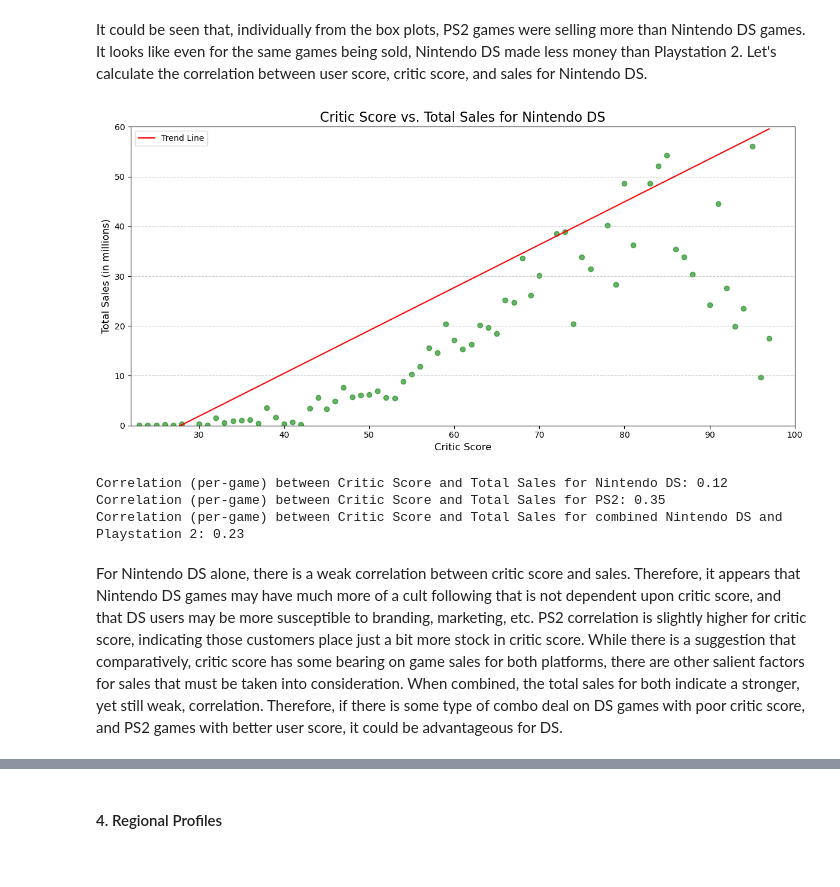
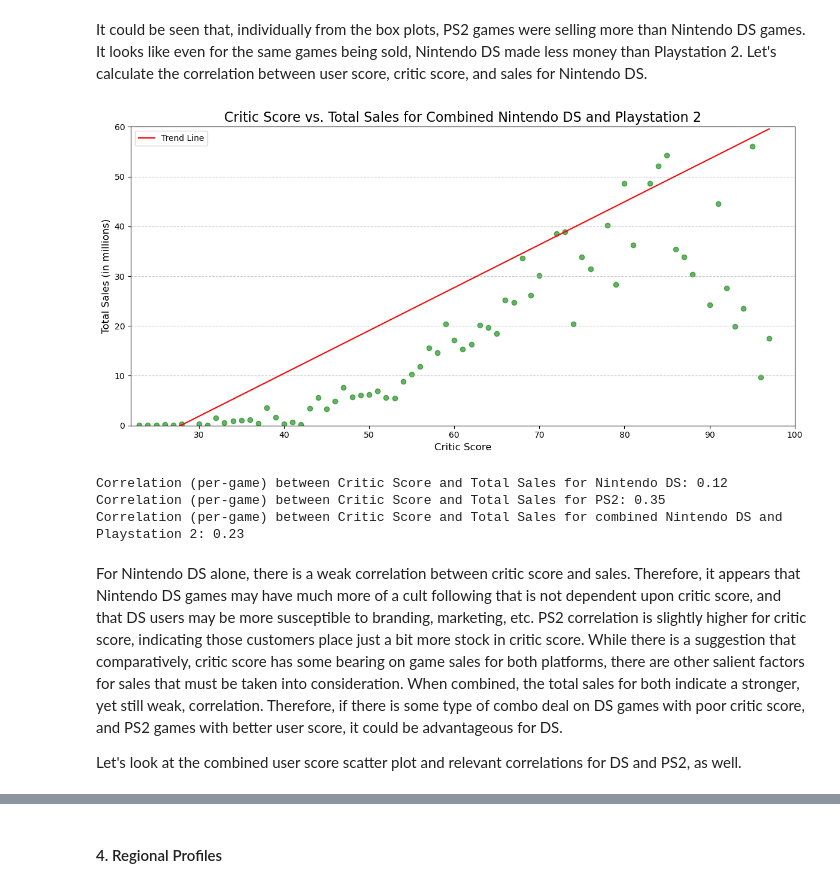
Before and after one commit to DHE42/ice-sales-analysis, a Jupyter notebook: analysis_notebook.ipynb, the cells around one changed output, grey strips where cells are left out. Cells and saved outputs as stored; diff of their text form; code cells hidden in the pictures.

Commit message:
Made scatter plot for DS and PS2 user score and sales correlation, with commentary.

```diff
--- a/analysis_notebook.ipynb
+++ b/analysis_notebook.ipynb
@@ -762,9 +762,9 @@ plt.show()
 print()
 
 # Calculate the correlation between critic_score and total_sales, emphasizing per-game granularity
-ps2_games = games_df[(games_df['platform'] == 'playstation_2') & (games_df['critic_score'])]
-correlation = ps2_games['critic_score'].corr(ps2_games['total_sales'])
-print(f'Correlation (per-game) between Critic Score and Total Sales for PS2: {correlation:.2f}')
+ps2_games_critic_score = games_df[(games_df['platform'] == 'playstation_2') & (games_df['critic_score'])]
+ps2_critic_score_correlation = ps2_games['critic_score'].corr(ps2_games['total_sales'])
+print(f'Correlation (per-game) between Critic Score and Total Sales for PS2: {ps2_critic_score_correlation:.2f}')
 # %% [output]
 [figure]
 Correlation (per-game) between Critic Score and Total Sales for PS2: 0.35
@@ -800,9 +800,9 @@ plt.tight_layout()
 plt.show()
 
 # Calculate the correlation between user_score and total_sales, emphasizing per-game granularity
-ps2_games = games_df[(games_df['platform'] == 'playstation_2') & (games_df['user_score'].notna())]
-correlation = ps2_games['user_score'].corr(ps2_games['total_sales'])
-print(f'Correlation (per-game) between User Score and Total Sales for PS2: {correlation:.2f}')
+ps2_games_user_score = games_df[(games_df['platform'] == 'playstation_2') & (games_df['user_score'].notna())]
+ps2_user_score_correlation = ps2_games_user_score['user_score'].corr(ps2_games_user_score['total_sales'])
+print(f'Correlation (per-game) between User Score and Total Sales for PS2: {ps2_user_score_correlation:.2f}')
 # %% [output]
 [figure]
 Correlation (per-game) between User Score and Total Sales for PS2: 0.17
@@ -835,51 +835,53 @@ plt.show()
 # %% [markdown]
 It could be seen that, individually from the box plots, PS2 games were selling more than Nintendo DS games. It looks like even for the same games being sold, Nintendo DS made less money than Playstation 2. Let's calculate the correlation between user score, critic score, and sales for Nintendo DS.
 # %%
-# Group games_df by nintendo_ds and critic_score
+# Group games_df by nintendo_ds, playstation_2 and critic_score
 nds_ps2_critic_score = games_df[games_df['platform'].isin(['nintendo_ds', 'playstation_2'])].groupby('critic_score')['total_sales'].sum().reset_index()
 # Sort the DataFrame by critic_score
 nds_ps2_critic_score = nds_ps2_critic_score.sort_values(by='critic_score')
 
 # Create a scatter plot comparing critic_score and total_sales
 plt.figure(figsize=(12, 6))
 plt.scatter(nds_ps2_critic_score['critic_score'], nds_ps2_critic_score['total_sales'], color='green', alpha=0.6)
 
 # Add a trend line using statsmodels
 X = sm.add_constant(nds_ps2_critic_score['critic_score'])
 model = sm.OLS(nds_ps2_critic_score['total_sales'], X).fit()
 plt.plot(nds_ps2_critic_score['critic_score'], model.predict(X), color='red', label='Trend Line')
 
 # Customize the plot
 plt.title('Critic Score vs. Total Sales for Combined Nintendo DS and Playstation 2', fontsize=16)
 plt.xlabel('Critic Score', fontsize=12)
 plt.ylabel('Total Sales (in millions)', fontsize=12)
 plt.xlim(22, 100)
 plt.ylim(0, 60)
 plt.grid(axis='y', linestyle='--', alpha=0.7)
 plt.legend()
 
 # Show the plot
 plt.tight_layout()
 plt.show()
 print()
 
 # Calculate the correlation between critic_score and total_sales (per-game) for NDS
-nds_games = games_df[(games_df['platform'] == 'nintendo_ds') & (games_df['critic_score'].notnull())]
-nds_correlation = nds_games['critic_score'].corr(nds_games['total_sales'])
-print(f'Correlation (per-game) between Critic Score and Total Sales for Nintendo DS: {nds_correlation:.2f}')
+nds_games_critic_score = games_df[(games_df['platform'] == 'nintendo_ds') & (games_df['critic_score'].notnull())]
+nds_critic_score_correlation = nds_games_critic_score['critic_score'].corr(nds_games_critic_score['total_sales'])
+print(f'Correlation (per-game) between Critic Score and Total Sales for Nintendo DS: {nds_critic_score_correlation:.2f}')
 # Restate PS2 critic score correlation for reference
-ps2_games = games_df[(games_df['platform'] == 'playstation_2') & (games_df['critic_score'])]
-correlation = ps2_games['critic_score'].corr(ps2_games['total_sales'])
-print(f'Correlation (per-game) between Critic Score and Total Sales for PS2: {correlation:.2f}')
+ps2_games_critic_score = games_df[(games_df['platform'] == 'playstation_2') & (games_df['critic_score'])]
+ps2_critic_score_correlation = ps2_games['critic_score'].corr(ps2_games['total_sales'])
+print(f'Correlation (per-game) between Critic Score and Total Sales for PS2: {ps2_critic_score_correlation:.2f}')
 # Calculate combined correlation between critic_score and total_sales for Nintendo DS and PlayStation 2
 # Filter the DataFrame for games on both PlayStation 2 and Nintendo DS
-nds_ps2_games = games_df[games_df['platform'].isin(['nintendo_ds', 'playstation_2']) & (games_df['critic_score'].notnull())]
-nds_ps2_correlation = nds_ps2_games['critic_score'].corr(nds_ps2_games['total_sales'])
-print(f'Correlation (per-game) between Critic Score and Total Sales for combined Nintendo DS and Playstation 2: {nds_ps2_correlation:.2f}')
+nds_ps2_critic_score = games_df[games_df['platform'].isin(['nintendo_ds', 'playstation_2']) & (games_df['critic_score'].notnull())]
+nds_ps2_critic_score_correlation = nds_ps2_critic_score['critic_score'].corr(nds_ps2_critic_score['total_sales'])
+print(f'Correlation (per-game) between Critic Score and Total Sales for combined Nintendo DS and Playstation 2: {nds_ps2_critic_score_correlation:.2f}')
 # %% [output]
-[figure, old version]
+[figure, new version]
 Correlation (per-game) between Critic Score and Total Sales for Nintendo DS: 0.12
 Correlation (per-game) between Critic Score and Total Sales for PS2: 0.35
 Correlation (per-game) between Critic Score and Total Sales for combined Nintendo DS and Playstation 2: 0.23
 # %% [markdown]
 For Nintendo DS alone, there is a weak correlation between critic score and sales. Therefore, it appears that Nintendo DS games may have much more of a cult following that is not dependent upon critic score, and that DS users may be more susceptible to branding, marketing, etc. PS2 correlation is slightly higher for critic score, indicating those customers place just a bit more stock in critic score. While there is a suggestion that comparatively, critic score has some bearing on game sales for both platforms, there are other salient factors for sales that must be taken into consideration. When combined, the total sales for both indicate a stronger, yet still weak, correlation. Therefore, if there is some type of combo deal on DS games with poor critic score, and PS2 games with better user score, it could be advantageous for DS.
+
+Let's look at the combined user score scatter plot and relevant correlations for DS and PS2, as well.
```
Also changed, not shown: parts of 2 cells of this notebook.
